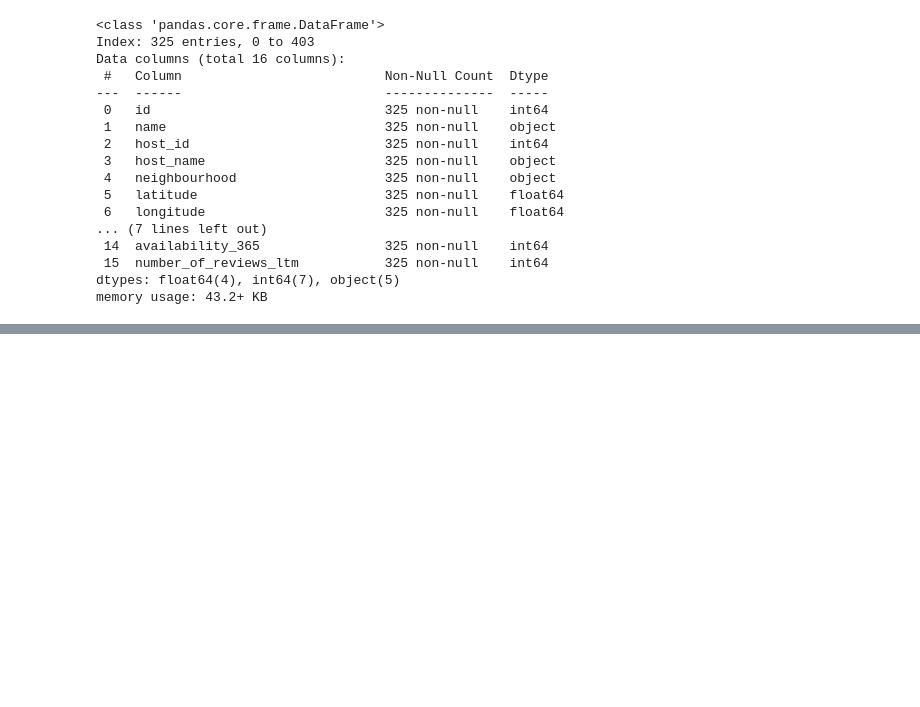
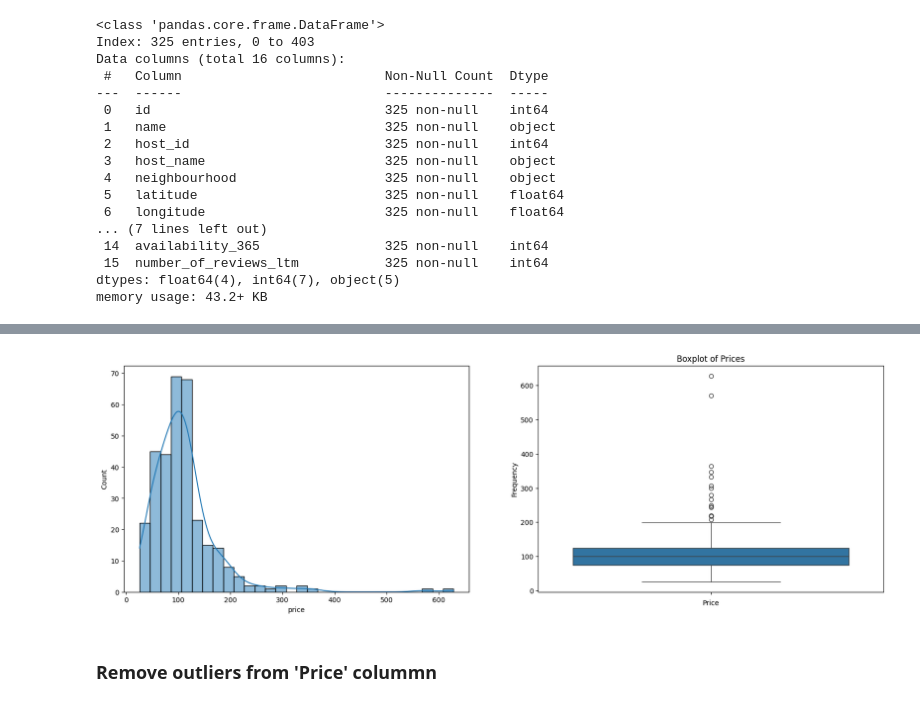
Before and after one commit to MaiElBaradei/Airbnb_EDA, a Jupyter notebook: Airbnb_EDA.ipynb, the cells around one changed output, grey strips where cells are left out. Drawn from its saved outputs; the diff is of its cells as text; code cells hidden in the pictures; blank space fills up the shorter version.

```diff
--- a/Airbnb_EDA.ipynb
+++ b/Airbnb_EDA.ipynb
@@ -115,0 +215,18 @@ df.head()
+# %%
+_, axes = plt.subplots(1,2 , figsize=(20, 6))
+
+sns.histplot(df['price'], bins=30, kde=True, ax=axes[0])
+plt.title('Distribution of Prices')
+plt.xlabel('Price')
+plt.ylabel('Frequency')
+
+sns.boxplot(df['price'], ax=axes[1])
+plt.title('Boxplot of Prices')
+plt.xlabel('Price')
+
+
+plt.show()
+# %% [output]
+[figure, added]
+# %% [markdown]
+### Remove outliers from 'Price' colummn
```
Also changed, not shown: parts of 37 cells of this notebook.
